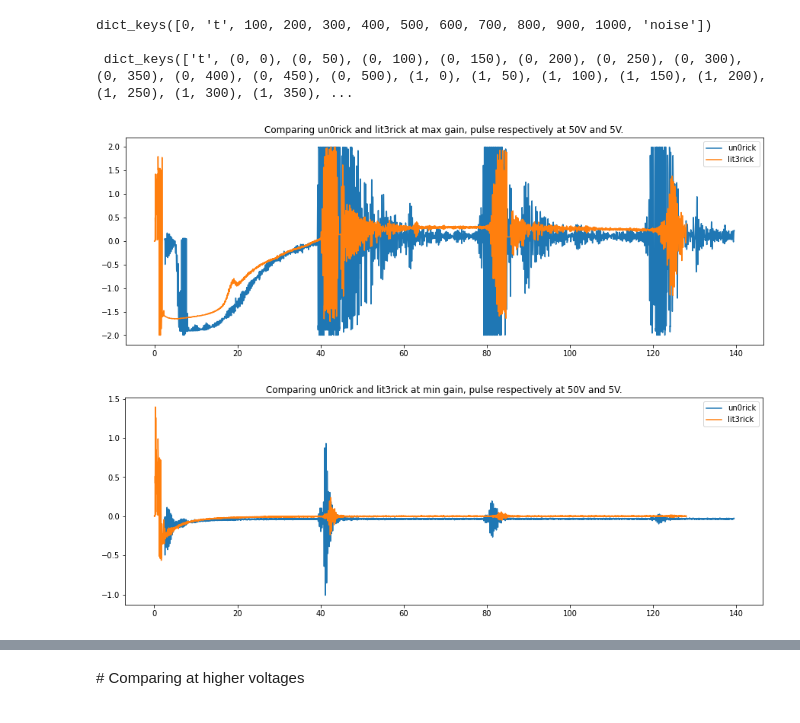
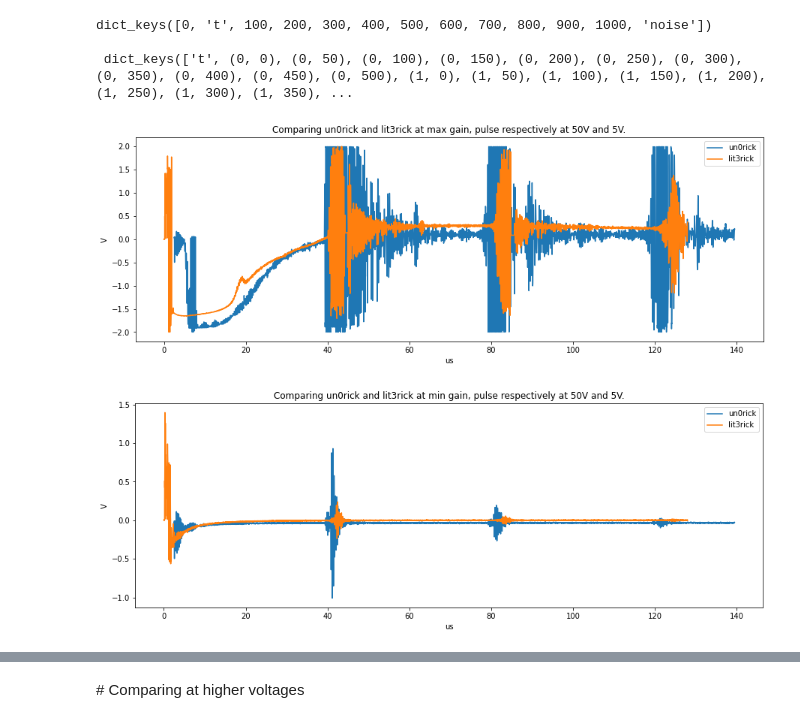
Before and after one commit to kelu124/lit3rick, a Jupyter notebook: sample_acqs/0.CompareAcqs.ipynb, the cells around one changed output, grey strips where cells are left out. Cells and saved outputs as stored; diff of their text form; code cells hidden in the pictures.

```diff
--- a/sample_acqs/0.CompareAcqs.ipynb
+++ b/sample_acqs/0.CompareAcqs.ipynb
@@ -36,23 +36,27 @@ dict_keys([0, 't', 100, 200, 300, 400, 500, 600, 700, 800, 900, 1000, 'noise'])
 # %%
 plt.figure(figsize=(15,5))
 plt.plot(un0rick["t"],un0rick[1000],label="un0rick")
 plt.plot(lit3rickOptim["t"],lit3rickOptim[(1,500)],label="lit3rick")
 plt.title("Comparing un0rick and lit3rick at max gain, pulse respectively at 50V and 5V.")
 plt.legend()
+plt.xlabel('us')
+plt.ylabel('V')
 plt.savefig("compare_maxgain.jpg")
 plt.show()
 # %% [output]
-[figure, old version]
+[figure, new version]
 # %%
 plt.figure(figsize=(15,5))
 plt.plot(un0rick["t"],un0rick[0],label="un0rick")
 plt.plot(lit3rickOptim["t"],lit3rickOptim[(1,0)],label="lit3rick")
 plt.title("Comparing un0rick and lit3rick at min gain, pulse respectively at 50V and 5V.")
 plt.legend()
+plt.xlabel('us')
+plt.ylabel('V')
 plt.savefig("compare_mingain.jpg")
 plt.show()
 # %% [output]
-[figure, old version]
+[figure, new version]
 # %%
 Nu = int(10000*np.std(un0rick["noise"][-100:]))/100
 Nl = int(10000*np.std(lit3rick["noise"][-100:]))/100
```
Also changed, not shown: parts of 12 cells of this notebook, 13 other files.
